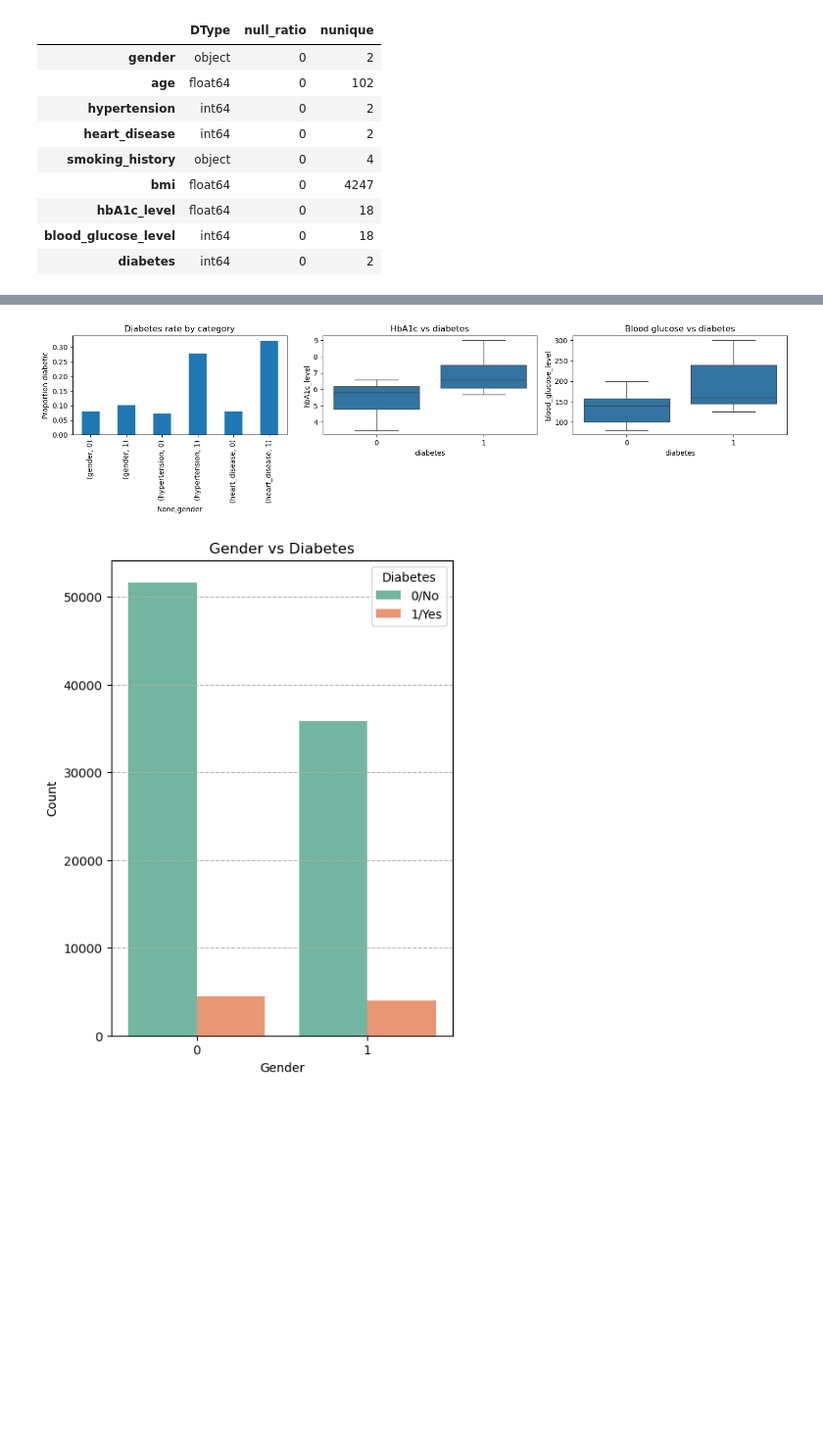
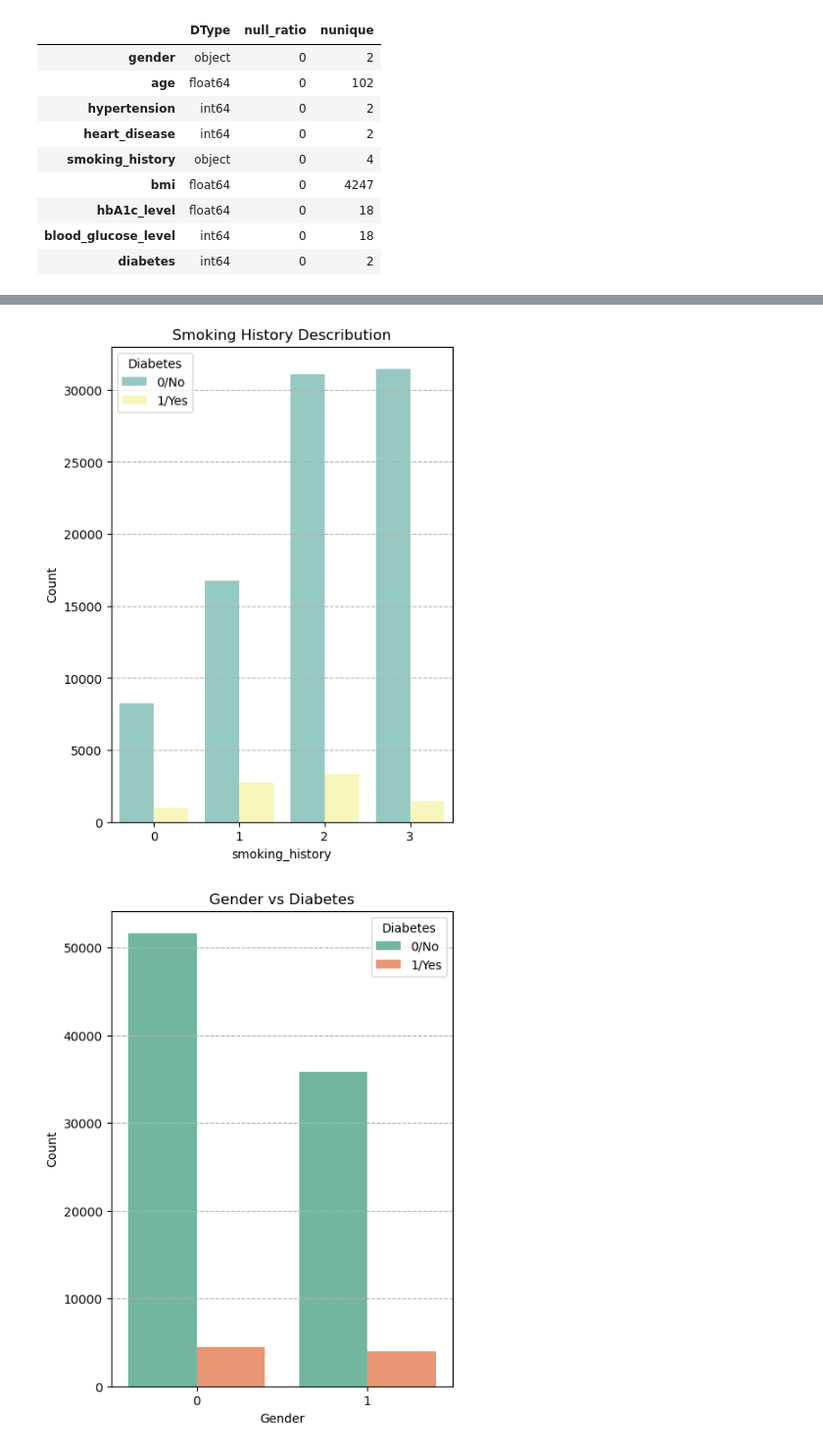
Before and after one commit to m-zuma/diabetes-detection, a Jupyter notebook: Diabetes_detection.ipynb, the cells around one changed output, grey strips where cells are left out. Shown at 98% size. Drawn from its saved outputs; the diff is of its cells as text; code cells hidden in the pictures; blank space fills up the shorter version.

Commit message:
The following changes have been made to the Diabetes_detection.ipynb file:

```diff
--- a/Diabetes_detection.ipynb
+++ b/Diabetes_detection.ipynb
@@ -118,20 +119,14 @@ pd.DataFrame({"DType": df1.dtypes,
-# %%
-fig, axes = plt.subplots(1, 3, figsize=(15, 4))
-
-rates = pd.concat({c: df1.groupby(c)['diabetes'].mean()
-                   for c in ['gender', 'hypertension', 'heart_disease']})
-rates.plot(kind='bar', ax=axes[0], title='Diabetes rate by category')
-axes[0].set_ylabel('Proportion diabetic')
-
-sns.boxplot(x='diabetes', y='hbA1c_level', data=df1, ax=axes[1])
-axes[1].set_title('HbA1c vs diabetes')
-
-sns.boxplot(x='diabetes', y='blood_glucose_level', data=df1, ax=axes[2])
-axes[2].set_title('Blood glucose vs diabetes')
-
-plt.tight_layout(); plt.show()
-# %% [output]
-[figure, removed]
+# %%
+plt.figure(figsize=(5,7))
+sns.countplot(x='smoking_history', hue='diabetes', data=df1, palette='Set3')
+plt.title("Smoking History Describution")
+plt.xlabel("smoking_history")
+plt.ylabel("Count")
+plt.legend(title="Diabetes", labels=["0/No", "1/Yes"])
+plt.grid(axis='y',linestyle='--')
+plt.show()
+# %% [output]
+[figure, added]
 # %%
 plt.figure(figsize=(5,7))
 sns.countplot(x='gender', hue='diabetes', data=df1, palette='Set2')
```
Also changed, not shown: parts of 8 cells of this notebook, 1 other file.
